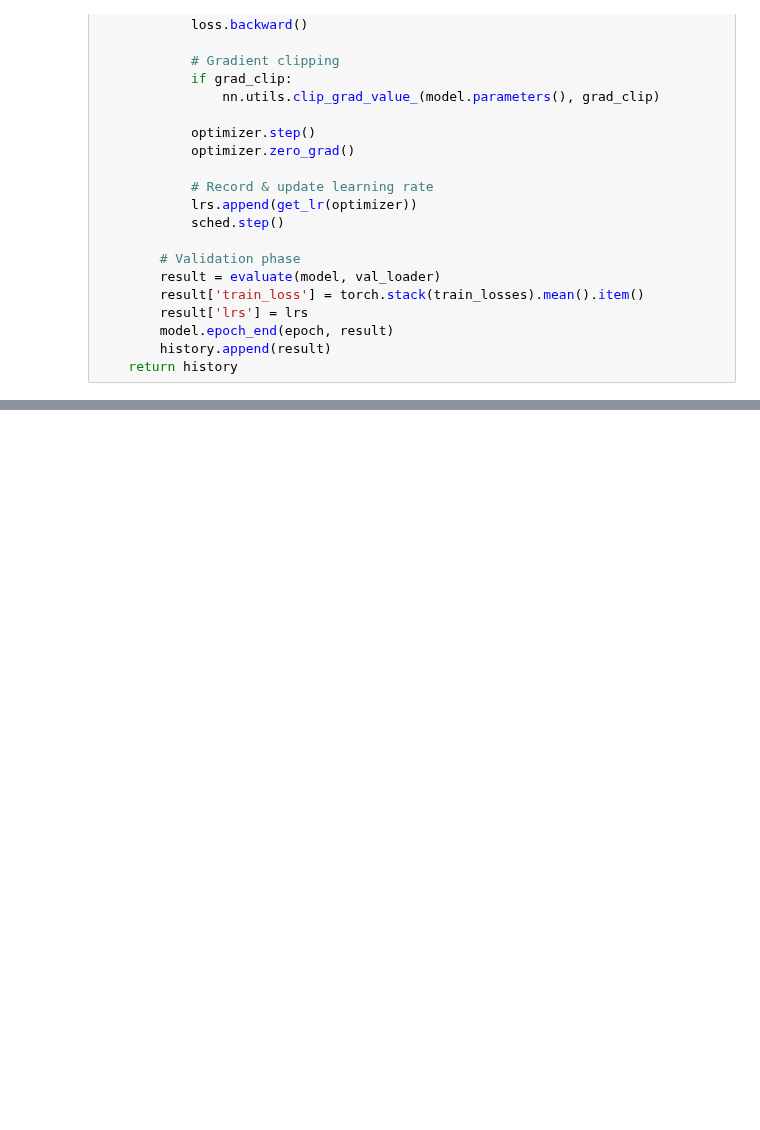
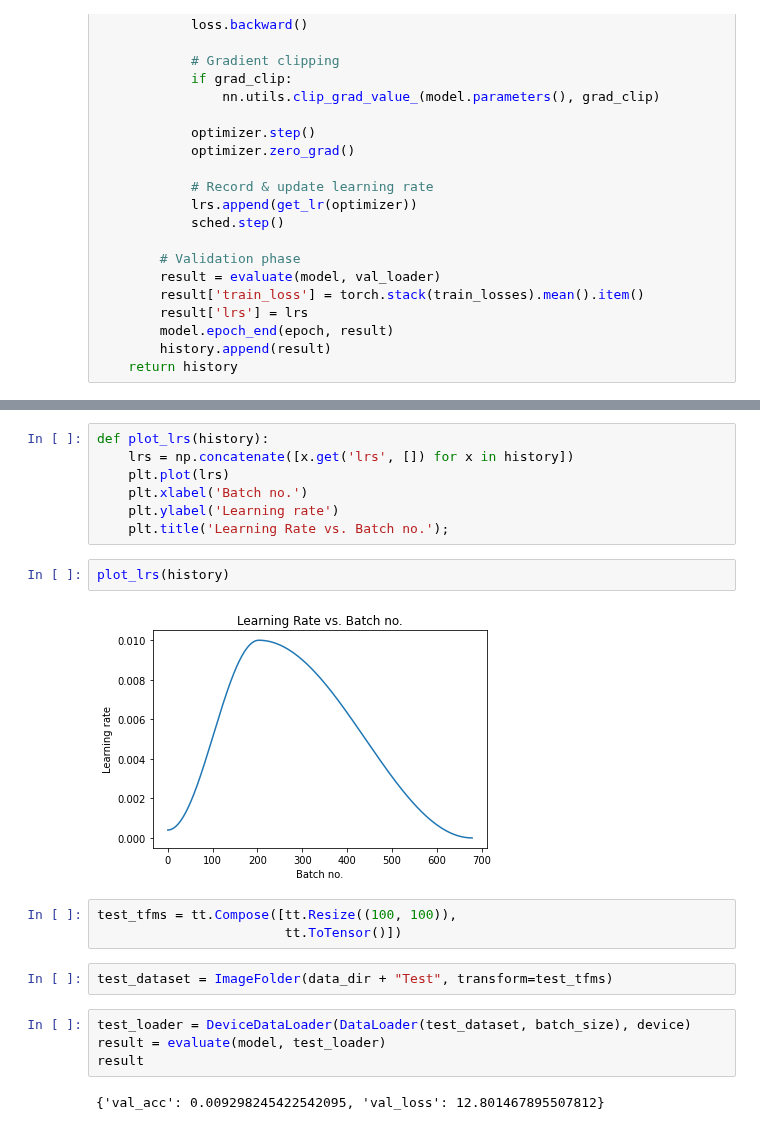
Before and after one commit to IanEspinoso/mock_mr_ganger, a Jupyter notebook: Fruit_360_Classification.ipynb, the cells around one changed output, grey strips where cells are left out. Saved outputs shown, nothing was run; the diff lists cells and outputs as text; blank space fills up the shorter version.

```diff
--- a/Fruit_360_Classification.ipynb
+++ b/Fruit_360_Classification.ipynb
@@ -498,0 +564,22 @@ history
+# %%
+def plot_lrs(history):
+    lrs = np.concatenate([x.get('lrs', []) for x in history])
+    plt.plot(lrs)
+    plt.xlabel('Batch no.')
+    plt.ylabel('Learning rate')
+    plt.title('Learning Rate vs. Batch no.');
+# %%
+plot_lrs(history)
+# %% [output]
+[figure, added]
+# %%
+test_tfms = tt.Compose([tt.Resize((100, 100)),
+                        tt.ToTensor()])
+# %%
+test_dataset = ImageFolder(data_dir + "Test", transform=test_tfms)
+# %%
+test_loader = DeviceDataLoader(DataLoader(test_dataset, batch_size), device)
+result = evaluate(model, test_loader)
+result
+# %% [output]
+{'val_acc': 0.009298245422542095, 'val_loss': 12.801467895507812}
```
Also changed, not shown: parts of 13 cells of this notebook.
